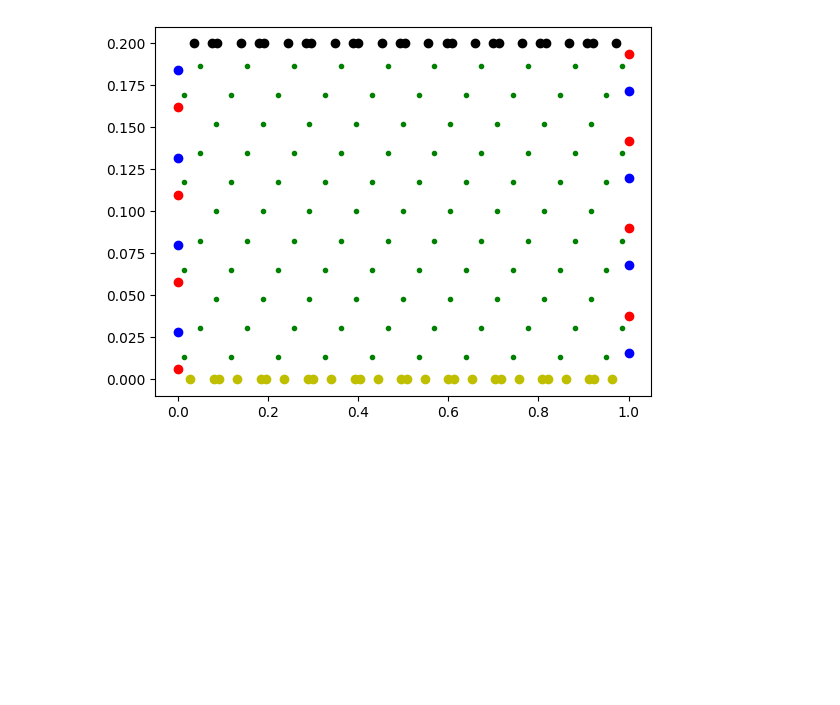
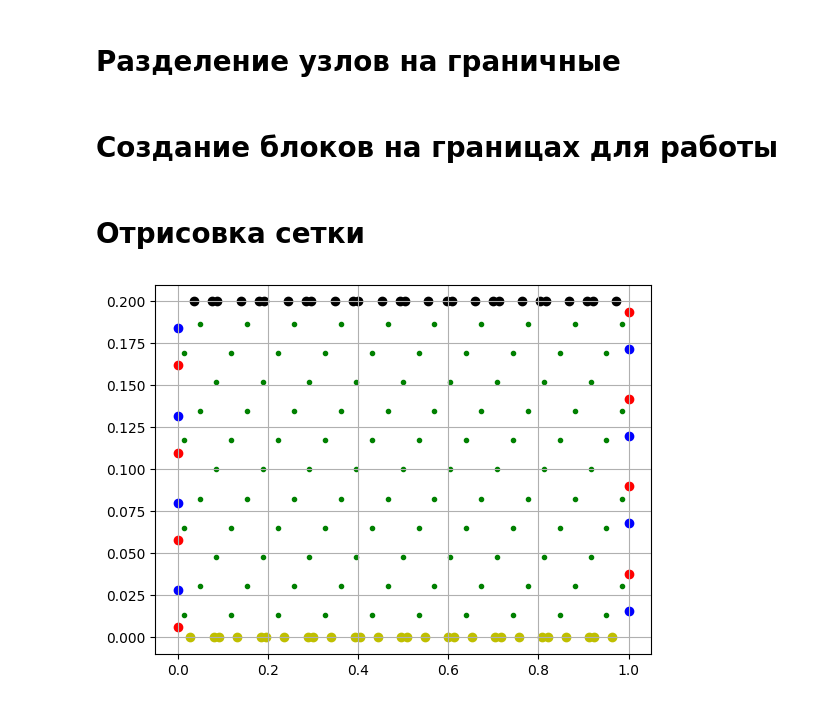
Before and after one commit to Dann38/cascad_oc, a Jupyter notebook: example/block_connect.ipynb, the cells around one changed output. Drawn from its saved outputs; the diff is of its cells as text; code cells hidden in the pictures; blank space fills up the shorter version.

```diff
--- a/example/block_connect.ipynb
+++ b/example/block_connect.ipynb
@@ -34,5 +36,7 @@ h=0.052
 
 
 hyp = HypBlock("hyp", S0=s0, S1=s1, T0=t0, T1=t1, C1=c1, C2=c2, h=h, m=None)
+# %% [markdown]
+# Разделение узлов на граничные
 # %%
 hyp_mesh = hyp.get_mesh()
@@ -38,0 +93,2 @@ hyp_mesh = hyp.get_mesh()
+# %% [markdown]
+# Создание блоков на границах для работы
@@ -39,71 +112,40 @@ hyp_mesh = hyp.get_mesh()
+# %% [markdown]
+# Отрисовка сетки
 # %%
-import math
-eps = 0.000001
-
-def is_int(i):
-    return abs(round(i)-i) < eps
-
-left_x = []
-left_y = []
-right_x = []
-right_y = []
-start_node = []
-end_node = []
-
-сenter_node = []
-for node in hyp_mesh:
-    i, j = node['ind']
-    if node['t'] == t0:
-        start_node.append(node)
-    elif node['s'] == s0:
-
-        if is_int(j):
-            left_x.append(node)
-        elif is_int(i):
-            left_y.append(node)
-        else:
-            print(i, j)
-    elif node['s'] == s1:
-        if is_int(j):
-            right_x.append(node)
-        elif is_int(i):
-            right_y.append(node)
-        else:
-            print(i, j)
-
-    elif node['t'] == t1:
-        end_node.append(node)
-    else:
-        сenter_node.append(node)
-
-
-
 for n in left_x:
     n['type'] = 'left_x'
     plt.scatter(n['s'], n['t'], color='b')
 
 for n in left_y:
     n['type'] = 'left_y'
     plt.scatter(n['s'], n['t'], color='r')
 
 for n in right_x:
     n['type'] = 'right_x'
     plt.scatter(n['s'], n['t'], color='b')
 
 for n in right_y:
     n['type'] = 'right_y'
     plt.scatter(n['s'], n['t'], color='r')
 
-for n in start_node:
-    n['type'] = 'start_node'
+for n in start_x:
+    n['type'] = 'start_x'
+    plt.scatter(n['s'], n['t'], color='y')
+for n in start_y:
+    n['type'] = 'start_y'
     plt.scatter(n['s'], n['t'], color='y')
 
-for n in end_node:
-    n['type'] = 'end_node'
+for n in final_x:
+    n['type'] = 'final_x'
+    plt.scatter(n['s'], n['t'], color='k')
+for n in final_y:
+    n['type'] = 'final_y'
     plt.scatter(n['s'], n['t'], color='k')
 
-for n in сenter_node:
+for n in center_node:
     n['type'] = 'center'
     plt.scatter(n['s'], n['t'], color='g', marker='.')
+
+plt.grid()
 # %% [output]
-[figure, old version]
+[figure, new version]
```
Also changed, not shown: parts of 13 cells of this notebook, 2 other files.
